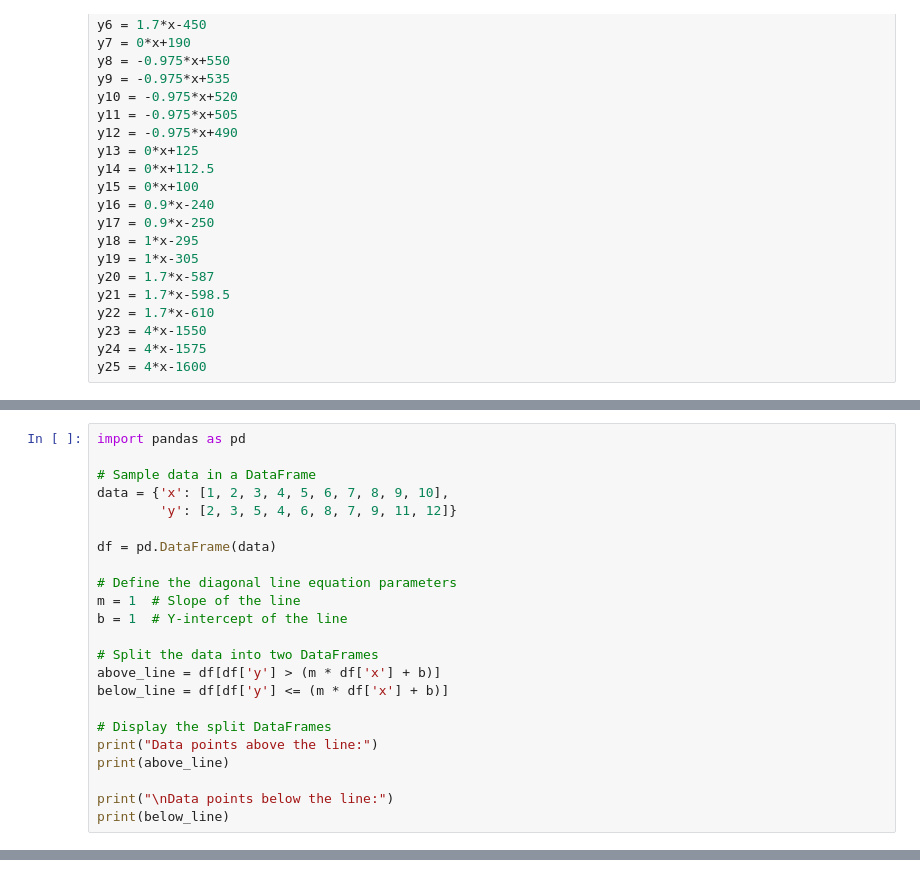
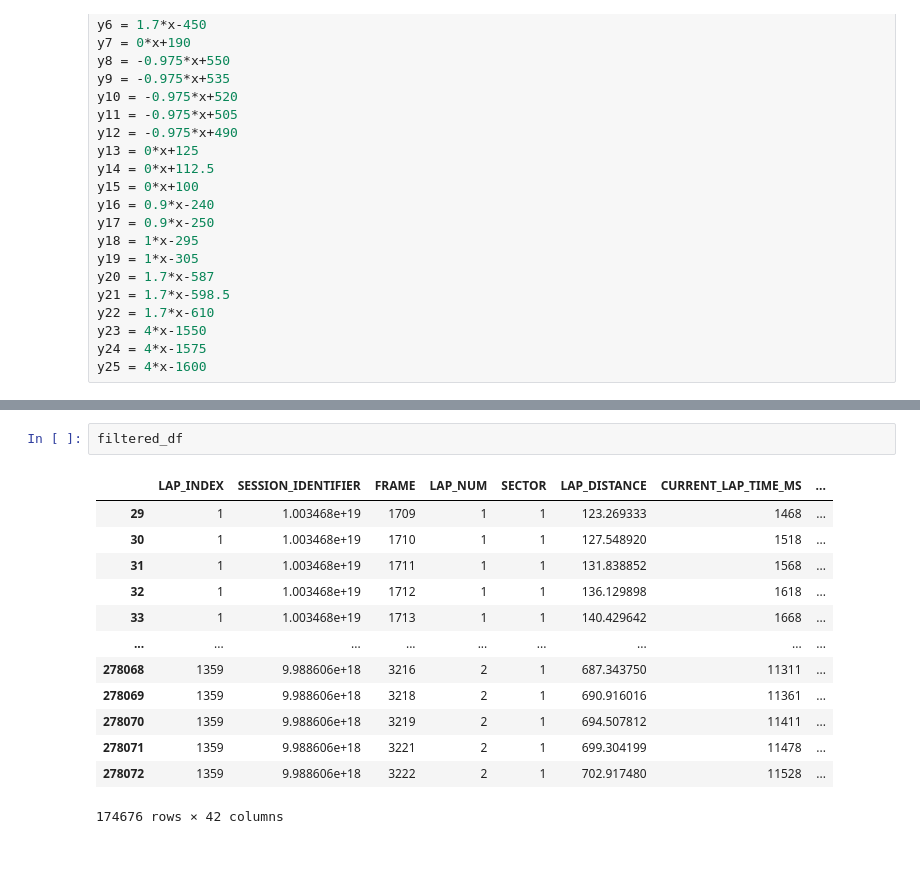
Before and after one commit to Bgon01/Data3001-capstone, a Jupyter notebook: feature_eng/creating_bins.ipynb, the cells around one changed output, grey strips where cells are left out. Drawn from its saved outputs; the diff is of its cells as text.

```diff
--- a/feature_eng/creating_bins.ipynb
+++ b/feature_eng/creating_bins.ipynb
@@ -162,23 +145,0 @@ plt.ylim(-100, 400)
-# %%
-import pandas as pd
-
-# Sample data in a DataFrame
-data = {'x': [1, 2, 3, 4, 5, 6, 7, 8, 9, 10],
-        'y': [2, 3, 5, 4, 6, 8, 7, 9, 11, 12]}
-
-df = pd.DataFrame(data)
-
-# Define the diagonal line equation parameters
-m = 1  # Slope of the line
-b = 1  # Y-intercept of the line
-
-# Split the data into two DataFrames
-above_line = df[df['y'] > (m * df['x'] + b)]
-below_line = df[df['y'] <= (m * df['x'] + b)]
-
-# Display the split DataFrames
-print("Data points above the line:")
-print(above_line)
-
-print("\nData points below the line:")
-print(below_line)
@@ -184,0 +201,16 @@ print(below_line)
+# %%
+filtered_df
+# %% [output]
+|  | LAP_INDEX | SESSION_IDENTIFIER | FRAME | LAP_NUM | SECTOR | LAP_DISTANCE | CURRENT_LAP_TIME_MS | ... |
+| 29 | 1 | 1.003468e+19 | 1709 | 1 | 1 | 123.269333 | 1468 | ... |
+| 30 | 1 | 1.003468e+19 | 1710 | 1 | 1 | 127.548920 | 1518 | ... |
+| 31 | 1 | 1.003468e+19 | 1711 | 1 | 1 | 131.838852 | 1568 | ... |
+| 32 | 1 | 1.003468e+19 | 1712 | 1 | 1 | 136.129898 | 1618 | ... |
+| 33 | 1 | 1.003468e+19 | 1713 | 1 | 1 | 140.429642 | 1668 | ... |
+| ... | ... | ... | ... | ... | ... | ... | ... | ... |
+| 278068 | 1359 | 9.988606e+18 | 3216 | 2 | 1 | 687.343750 | 11311 | ... |
+| 278069 | 1359 | 9.988606e+18 | 3218 | 2 | 1 | 690.916016 | 11361 | ... |
+| 278070 | 1359 | 9.988606e+18 | 3219 | 2 | 1 | 694.507812 | 11411 | ... |
+| 278071 | 1359 | 9.988606e+18 | 3221 | 2 | 1 | 699.304199 | 11478 | ... |
+| 278072 | 1359 | 9.988606e+18 | 3222 | 2 | 1 | 702.917480 | 11528 | ... |
+174676 rows × 42 columns
```
Also changed, not shown: parts of 10 cells of this notebook.
